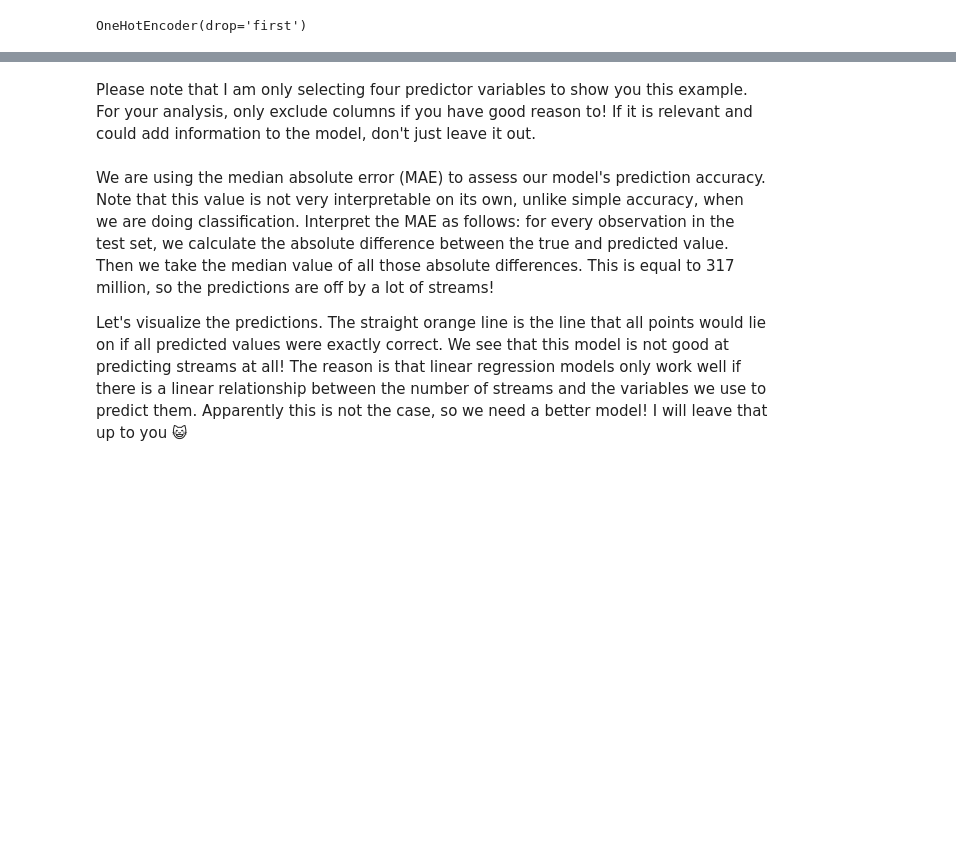
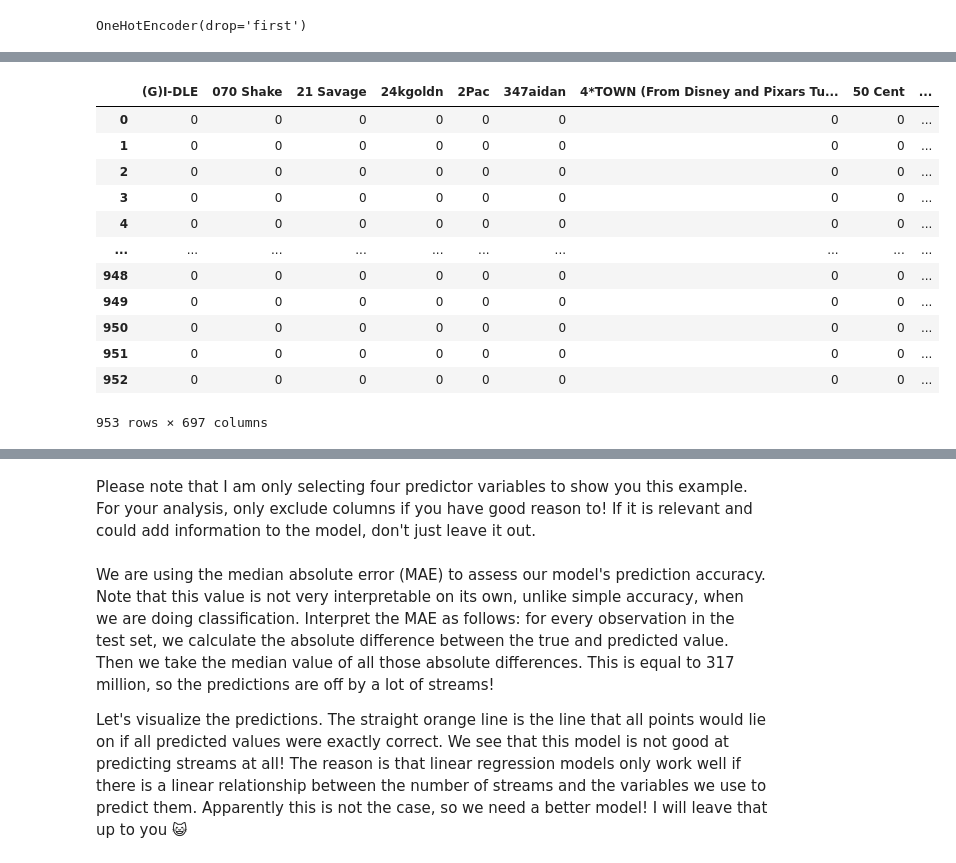
Before and after one commit to Sabaawi7/SpotifyProject, a Jupyter notebook: HCDS2324_Individual_assignment.ipynb, the cells around one changed output, grey strips where cells are left out. Cells and saved outputs as stored; diff of their text form; code cells hidden in the pictures; blank space fills up the shorter version.

```diff
--- a/HCDS2324_Individual_assignment.ipynb
+++ b/HCDS2324_Individual_assignment.ipynb
@@ -144,4 +157,4 @@ array(['key_A#', 'key_B', 'key_C#', 'key_D', 'key_D#', 'key_E', 'key_F',
 # %%
 df_3= ohe.transform(df_2.fillna("Missing")).toarray()
 # %%
-pd.DataFrame(df_3, columns=ohe.get_feature_names_out(["key"]))
+key_df = pd.DataFrame(df_3, columns=ohe.get_feature_names_out(["key","mode"])).astype(int)
@@ -163,0 +161,5 @@ pd.merge
+# %%
+df_4 = pd.concat([df, key_df], axis = 1)
+# %%
+df_5 = df_4.drop(columns=['key', 'mode'])
+df_5
@@ -163,0 +248,39 @@ pd.merge
+# %%
+import pandas as pd
+
+# Given array of artist names
+artist_names = df_5["artist(s)_name"]
+
+# Extract unique artist names
+unique_artists = set()
+for name in artist_names:
+    artists = [artist.strip() for artist in name.split(',') if artist.strip()]
+    unique_artists.update(artists)
+
+unique_artists = sorted(list(unique_artists))
+
+# Create DataFrame with columns for each unique artist
+df_6 = pd.DataFrame(0, index=range(len(artist_names)), columns=unique_artists)
+
+# Fill the DataFrame
+for i, name in enumerate(artist_names):
+    artists = [artist.strip() for artist in name.split(',') if artist.strip()]
+    for artist in artists:
+        df_6.at[i, artist] = 1
+
+# Display the DataFrame
+df_6
+# %% [output]
+|  | (G)I-DLE | 070 Shake | 21 Savage | 24kgoldn | 2Pac | 347aidan | 4*TOWN (From Disney and Pixars Tu... | 50 Cent | ... |
+| 0 | 0 | 0 | 0 | 0 | 0 | 0 | 0 | 0 | ... |
+| 1 | 0 | 0 | 0 | 0 | 0 | 0 | 0 | 0 | ... |
+| 2 | 0 | 0 | 0 | 0 | 0 | 0 | 0 | 0 | ... |
+| 3 | 0 | 0 | 0 | 0 | 0 | 0 | 0 | 0 | ... |
+| 4 | 0 | 0 | 0 | 0 | 0 | 0 | 0 | 0 | ... |
+| ... | ... | ... | ... | ... | ... | ... | ... | ... | ... |
+| 948 | 0 | 0 | 0 | 0 | 0 | 0 | 0 | 0 | ... |
+| 949 | 0 | 0 | 0 | 0 | 0 | 0 | 0 | 0 | ... |
+| 950 | 0 | 0 | 0 | 0 | 0 | 0 | 0 | 0 | ... |
+| 951 | 0 | 0 | 0 | 0 | 0 | 0 | 0 | 0 | ... |
+| 952 | 0 | 0 | 0 | 0 | 0 | 0 | 0 | 0 | ... |
+953 rows × 697 columns
```
Also changed, not shown: parts of 14 cells of this notebook, 1 other file.
